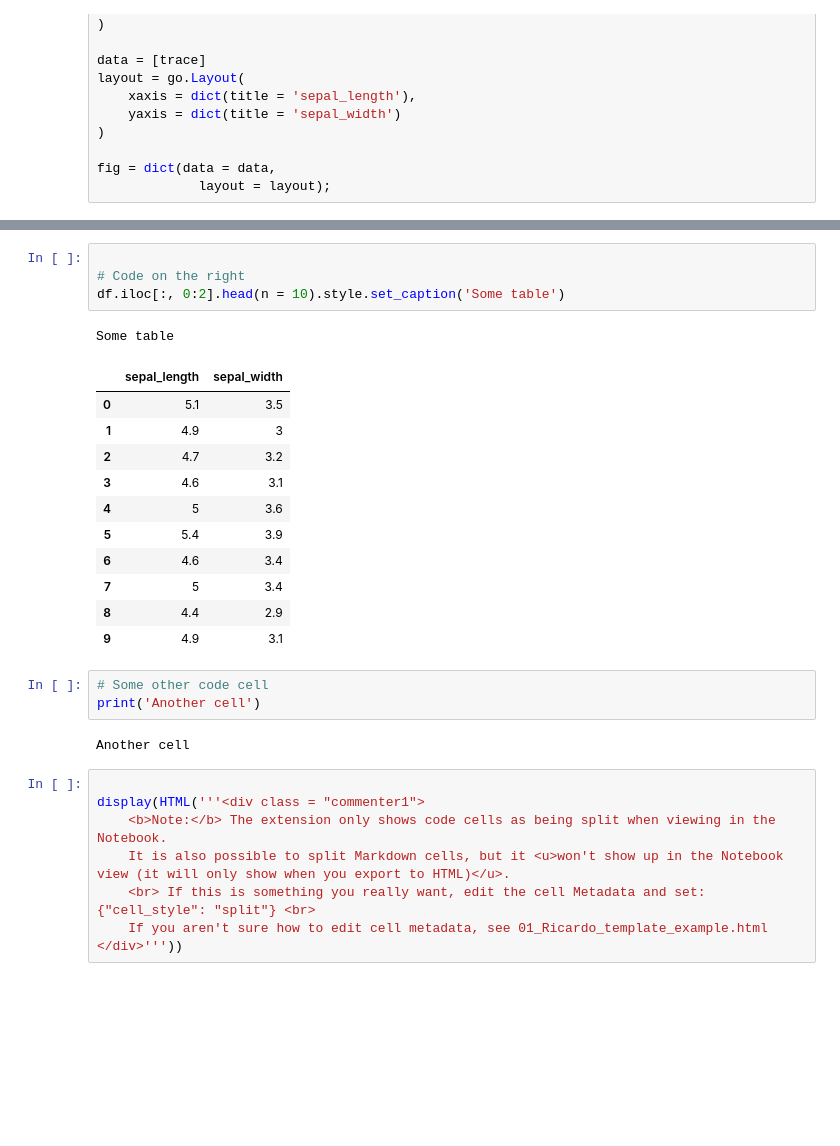
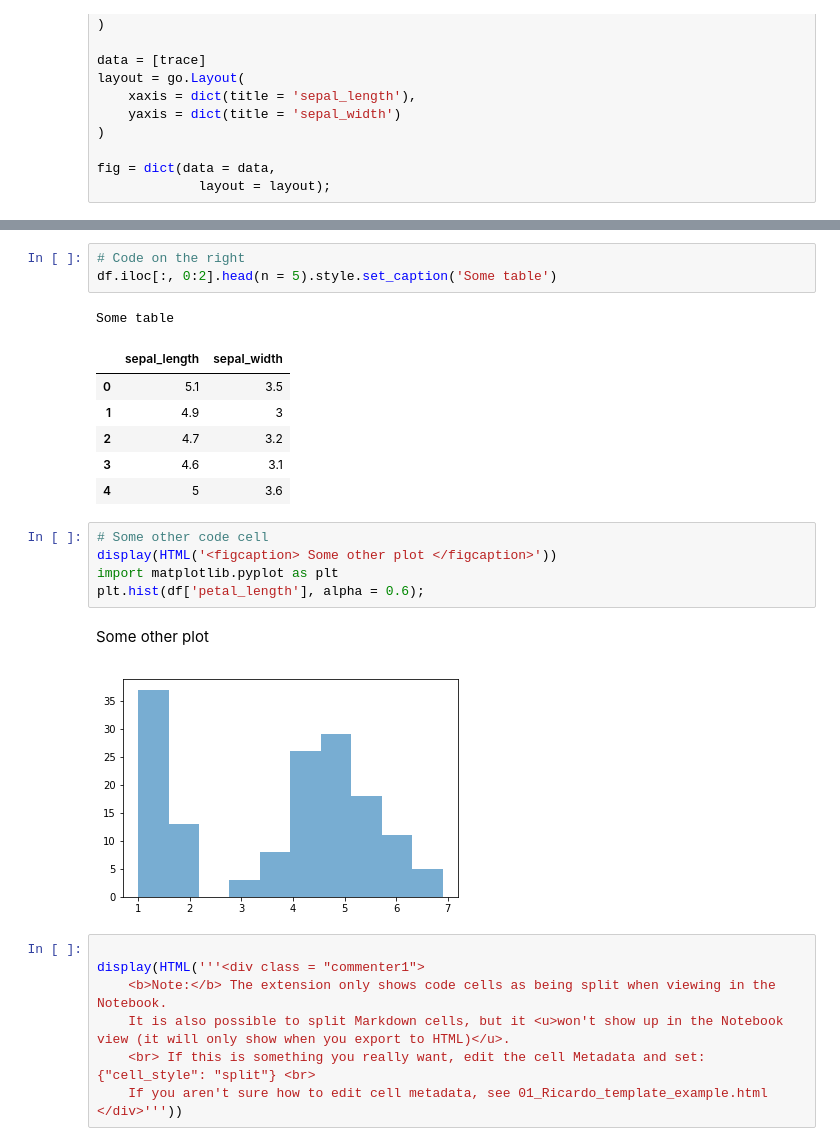
Before and after one commit to Farraen/ricardo_template_style, a Jupyter notebook: 04_Dashboard_layouts.ipynb, the cells around one changed output, grey strips where cells are left out. Drawn from its saved outputs; the diff is of its cells as text; blank space fills up the shorter version.

```diff
--- a/04_Dashboard_layouts.ipynb
+++ b/04_Dashboard_layouts.ipynb
@@ -79,27 +79,24 @@ iplot(fig, config={'displayModeBar': False})
 Some nice interactive plot
 [interactive output not drawn]
 # %%
-
 # Code on the right
-df.iloc[:, 0:2].head(n = 10).style.set_caption('Some table')
+df.iloc[:, 0:2].head(n = 5).style.set_caption('Some table')
 # %% [output]
 Some table
 |  | sepal_length | sepal_width |
 | 0 | 5.1 | 3.5 |
 | 1 | 4.9 | 3 |
 | 2 | 4.7 | 3.2 |
 | 3 | 4.6 | 3.1 |
 | 4 | 5 | 3.6 |
-| 5 | 5.4 | 3.9 |
-| 6 | 4.6 | 3.4 |
-| 7 | 5 | 3.4 |
-| 8 | 4.4 | 2.9 |
-| 9 | 4.9 | 3.1 |
-# %%
-# Some other code cell
-print('Another cell')
-# %% [output]
-Another cell
+# %%
+# Some other code cell
+display(HTML('<figcaption> Some other plot </figcaption>'))
+import matplotlib.pyplot as plt
+plt.hist(df['petal_length'], alpha = 0.6);
+# %% [output]
+Some other plot
+[figure, added]
 # %%
 
 display(HTML('''<div class = "commenter1">
```
Also changed, not shown: parts of 7 cells of this notebook, 10 other files.
